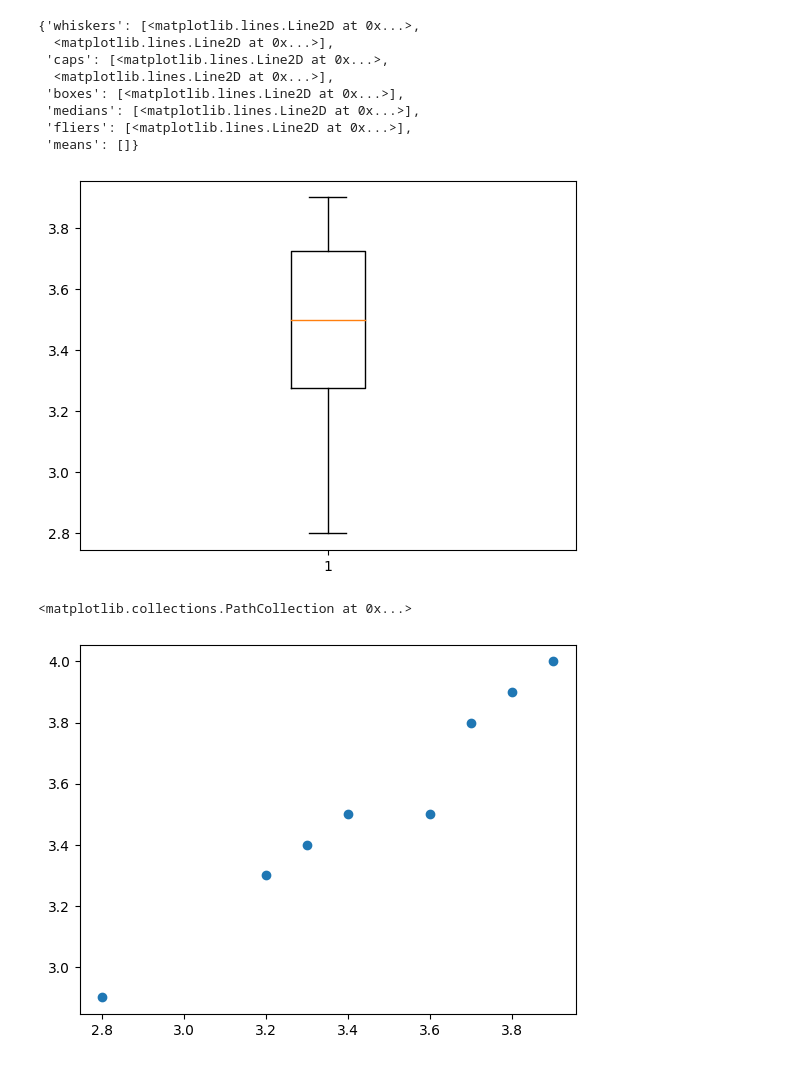
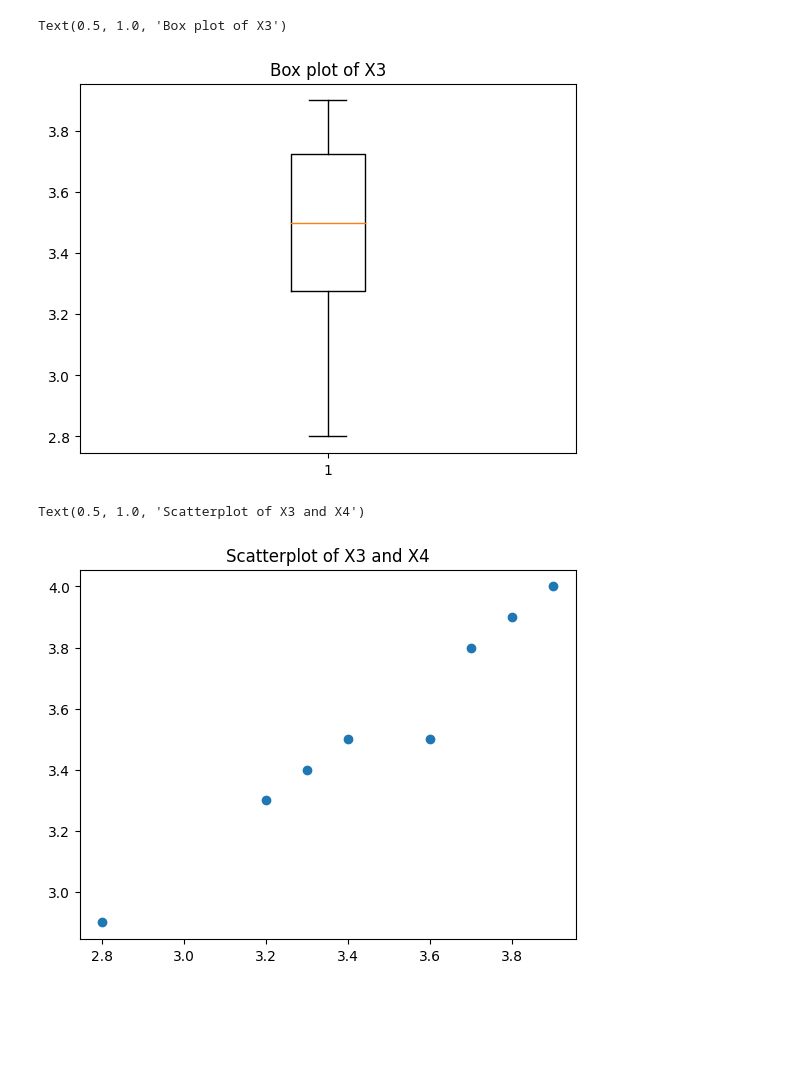
Before and after one commit to KanonKC/01204465-Data-Mining, a Jupyter notebook: homework1.ipynb, the cells around one changed output. Saved outputs shown, nothing was run; the diff lists cells and outputs as text; code cells hidden in the pictures; blank space fills up the shorter version.

```diff
--- a/homework1.ipynb
+++ b/homework1.ipynb
@@ -5,5 +27,5 @@
 import pandas as pd
 import matplotlib.pyplot as plt
 
-dataset = pd.read_excel('hw#1_data.xlsx')
+dataset = pd.read_excel('hw#2_1_data.xlsx')
 # %%
@@ -24,19 +43,14 @@ plt.hist(dataset['X3'], bins=3, label='X3', rwidth=0.99)
 # %%
 # Box plot for X3
 plt.boxplot(dataset['X3'])
+plt.title('Box plot of X3')
 # %% [output]
-{'whiskers': [<matplotlib.lines.Line2D at 0x...>,
-  <matplotlib.lines.Line2D at 0x...>],
- 'caps': [<matplotlib.lines.Line2D at 0x...>,
-  <matplotlib.lines.Line2D at 0x...>],
- 'boxes': [<matplotlib.lines.Line2D at 0x...>],
- 'medians': [<matplotlib.lines.Line2D at 0x...>],
- 'fliers': [<matplotlib.lines.Line2D at 0x...>],
- 'means': []}
+Text(0.5, 1.0, 'Box plot of X3')
-[figure, old version]
+[figure, new version]
 # %%
 # Scatterplot X3 and X4
 plt.scatter(dataset['X3'], dataset['X4'], label='X3 and X4')
+plt.title('Scatterplot of X3 and X4')
 # %% [output]
-<matplotlib.collections.PathCollection at 0x...>
+Text(0.5, 1.0, 'Scatterplot of X3 and X4')
-[figure, old version]
+[figure, new version]
```
Also changed, not shown: parts of 3 cells of this notebook.
